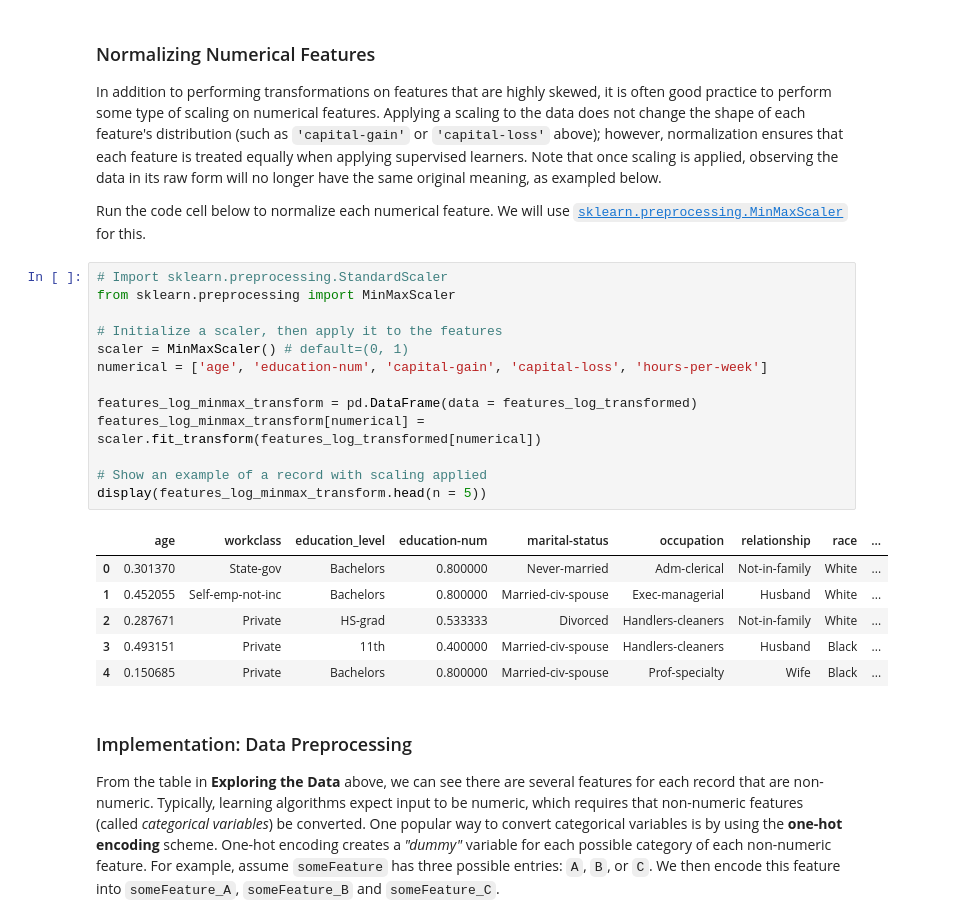
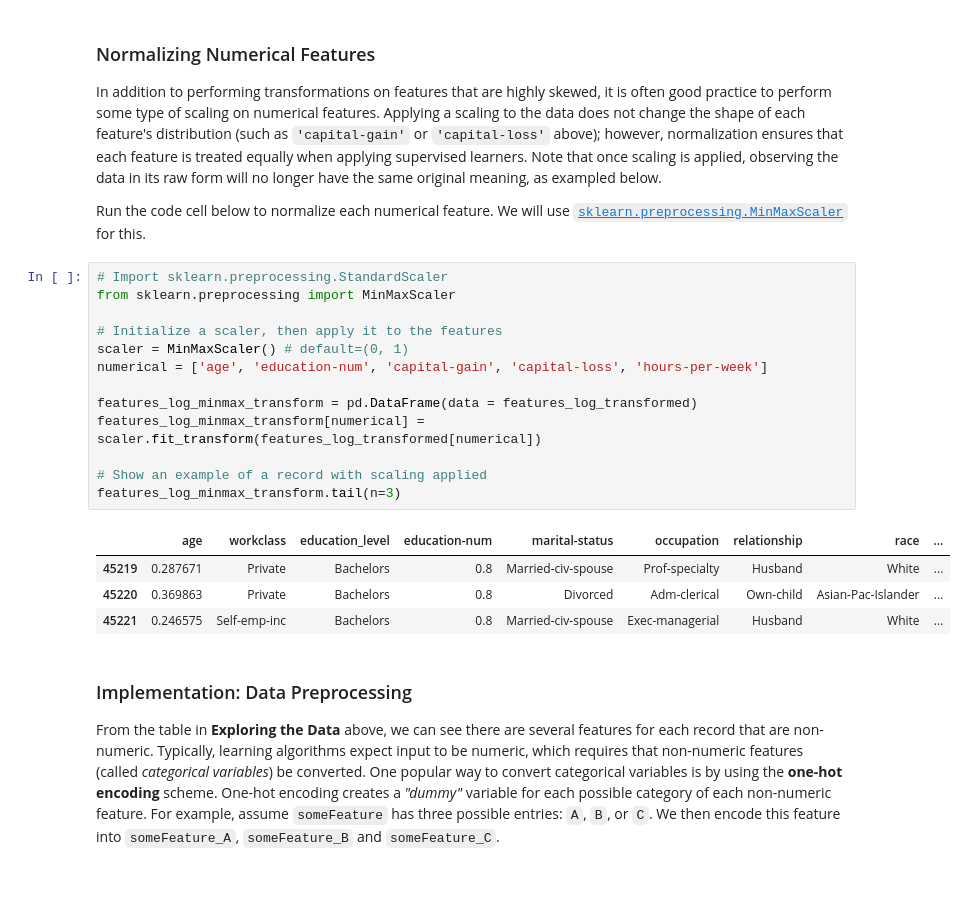
Before and after one commit to aptroost/finding-donors-for-charityml, a Jupyter notebook: finding-donors-for-charityml.ipynb, the cells around one changed output. Drawn from its saved outputs; the diff is of its cells as text; blank space fills up the shorter version.

```diff
--- a/finding-donors-for-charityml.ipynb
+++ b/finding-donors-for-charityml.ipynb
@@ -207,23 +207,21 @@ Run the code cell below to normalize each numerical feature. We will use [`sklea
 # %%
 # Import sklearn.preprocessing.StandardScaler
 from sklearn.preprocessing import MinMaxScaler
 
 # Initialize a scaler, then apply it to the features
 scaler = MinMaxScaler() # default=(0, 1)
 numerical = ['age', 'education-num', 'capital-gain', 'capital-loss', 'hours-per-week']
 
 features_log_minmax_transform = pd.DataFrame(data = features_log_transformed)
 features_log_minmax_transform[numerical] = scaler.fit_transform(features_log_transformed[numerical])
 
 # Show an example of a record with scaling applied
-display(features_log_minmax_transform.head(n = 5))
+features_log_minmax_transform.tail(n=3)
 # %% [output]
 |  | age | workclass | education_level | education-num | marital-status | occupation | relationship | race | ... |
-| 0 | 0.301370 | State-gov | Bachelors | 0.800000 | Never-married | Adm-clerical | Not-in-family | White | ... |
-| 1 | 0.452055 | Self-emp-not-inc | Bachelors | 0.800000 | Married-civ-spouse | Exec-managerial | Husband | White | ... |
-| 2 | 0.287671 | Private | HS-grad | 0.533333 | Divorced | Handlers-cleaners | Not-in-family | White | ... |
-| 3 | 0.493151 | Private | 11th | 0.400000 | Married-civ-spouse | Handlers-cleaners | Husband | Black | ... |
-| 4 | 0.150685 | Private | Bachelors | 0.800000 | Married-civ-spouse | Prof-specialty | Wife | Black | ... |
+| 45219 | 0.287671 | Private | Bachelors | 0.8 | Married-civ-spouse | Prof-specialty | Husband | White | ... |
+| 45220 | 0.369863 | Private | Bachelors | 0.8 | Divorced | Adm-clerical | Own-child | Asian-Pac-Islander | ... |
+| 45221 | 0.246575 | Self-emp-inc | Bachelors | 0.8 | Married-civ-spouse | Exec-managerial | Husband | White | ... |
 # %% [markdown]
 ### Implementation: Data Preprocessing
 
```
Also changed, not shown: parts of 9 cells of this notebook.
